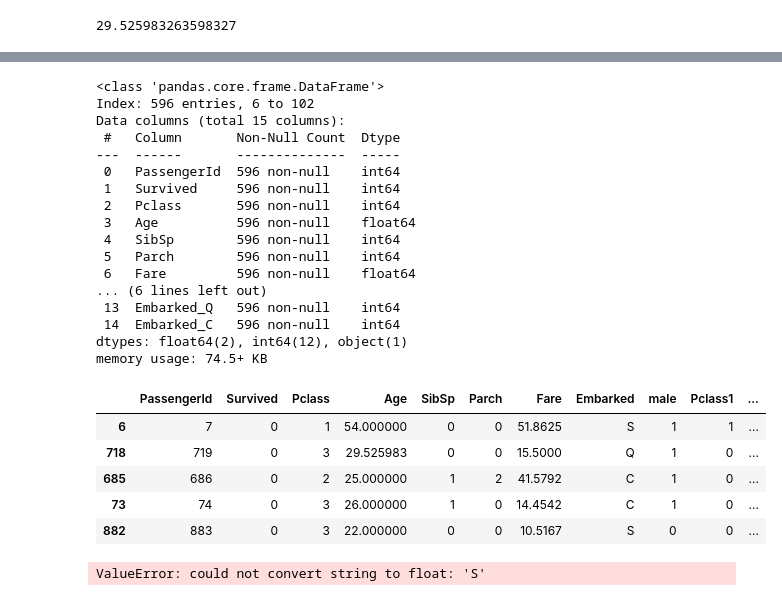
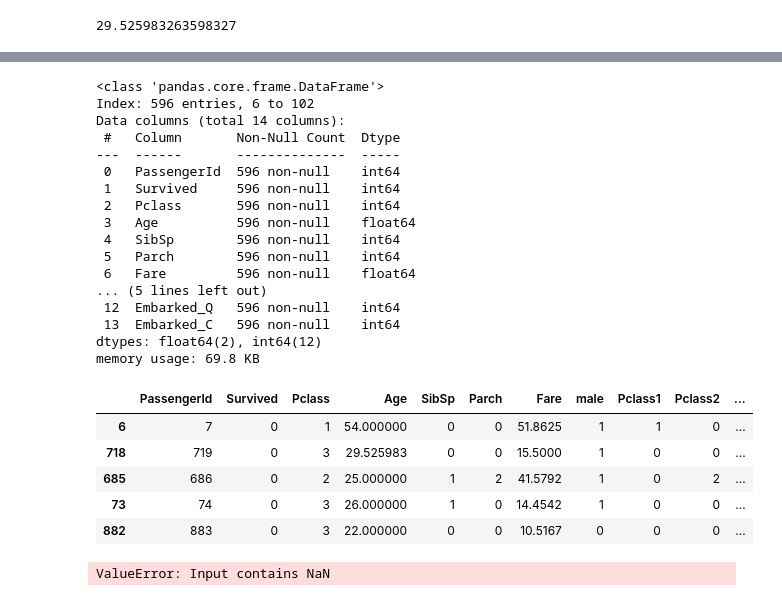
Before and after one commit to chloea31/machine_learning, a Jupyter notebook: notebooks/titanic.ipynb, the cells around one changed output, grey strips where cells are left out. Drawn from its saved outputs; the diff is of its cells as text; code cells hidden in the pictures.

Commit message:
add notebook data preprocessing to prepare training dataset ready and final version; rest to apply the same data transformations on the X_test dataset

```diff
--- a/notebooks/titanic.ipynb
+++ b/notebooks/titanic.ipynb
@@ -400,30 +372,30 @@ memory usage: 93.1+ KB
 | 73 | 74 | 0 | 3 | Chronopoulos, Mr. Apostolos | male | 26.000000 | 1 | 0 | 2680 | 14.4542 | ... |
 | 882 | 883 | 0 | 3 | Dahlberg, Miss. Gerda Ulrika | female | 22.000000 | 0 | 0 | 7552 | 10.5167 | ... |
 # %%
-X_train = X_train.drop(columns = ["Name", "Sex", "Ticket", "Cabin"])
+X_train = X_train.drop(columns = ["Name", "Sex", "Ticket", "Cabin", "Embarked"])
 X_train.info()
 X_train.head()
 # %% [output]
 <class 'pandas.core.frame.DataFrame'>
 Index: 596 entries, 6 to 102
-Data columns (total 15 columns):
+Data columns (total 14 columns):
  #   Column       Non-Null Count  Dtype
 ---  ------       --------------  -----
  0   PassengerId  596 non-null    int64
  1   Survived     596 non-null    int64
  2   Pclass       596 non-null    int64
  3   Age          596 non-null    float64
  4   SibSp        596 non-null    int64
  5   Parch        596 non-null    int64
  6   Fare         596 non-null    float64
-... (6 lines left out)
- 13  Embarked_Q   596 non-null    int64
- 14  Embarked_C   596 non-null    int64
-dtypes: float64(2), int64(12), object(1)
-memory usage: 74.5+ KB
+... (5 lines left out)
+ 12  Embarked_Q   596 non-null    int64
+ 13  Embarked_C   596 non-null    int64
+dtypes: float64(2), int64(12)
+memory usage: 69.8 KB
-|  | PassengerId | Survived | Pclass | Age | SibSp | Parch | Fare | Embarked | male | Pclass1 | ... |
-| 6 | 7 | 0 | 1 | 54.000000 | 0 | 0 | 51.8625 | S | 1 | 1 | ... |
-| 718 | 719 | 0 | 3 | 29.525983 | 0 | 0 | 15.5000 | Q | 1 | 0 | ... |
-| 685 | 686 | 0 | 2 | 25.000000 | 1 | 2 | 41.5792 | C | 1 | 0 | ... |
-| 73 | 74 | 0 | 3 | 26.000000 | 1 | 0 | 14.4542 | C | 1 | 0 | ... |
-| 882 | 883 | 0 | 3 | 22.000000 | 0 | 0 | 10.5167 | S | 0 | 0 | ... |
+|  | PassengerId | Survived | Pclass | Age | SibSp | Parch | Fare | male | Pclass1 | Pclass2 | ... |
+| 6 | 7 | 0 | 1 | 54.000000 | 0 | 0 | 51.8625 | 1 | 1 | 0 | ... |
+| 718 | 719 | 0 | 3 | 29.525983 | 0 | 0 | 15.5000 | 1 | 0 | 0 | ... |
+| 685 | 686 | 0 | 2 | 25.000000 | 1 | 2 | 41.5792 | 1 | 0 | 2 | ... |
+| 73 | 74 | 0 | 3 | 26.000000 | 1 | 0 | 14.4542 | 1 | 0 | 0 | ... |
+| 882 | 883 | 0 | 3 | 22.000000 | 0 | 0 | 10.5167 | 0 | 0 | 0 | ... |
@@ -443,4 +413,4 @@ memory usage: 74.5+ KB
 clf = tree.DecisionTreeClassifier()
 clf = clf.fit(X_train, X_test)
 # %% [output]
-ValueError: could not convert string to float: 'S'
+ValueError: Input contains NaN
```
Also changed, not shown: parts of 3 cells of this notebook.
